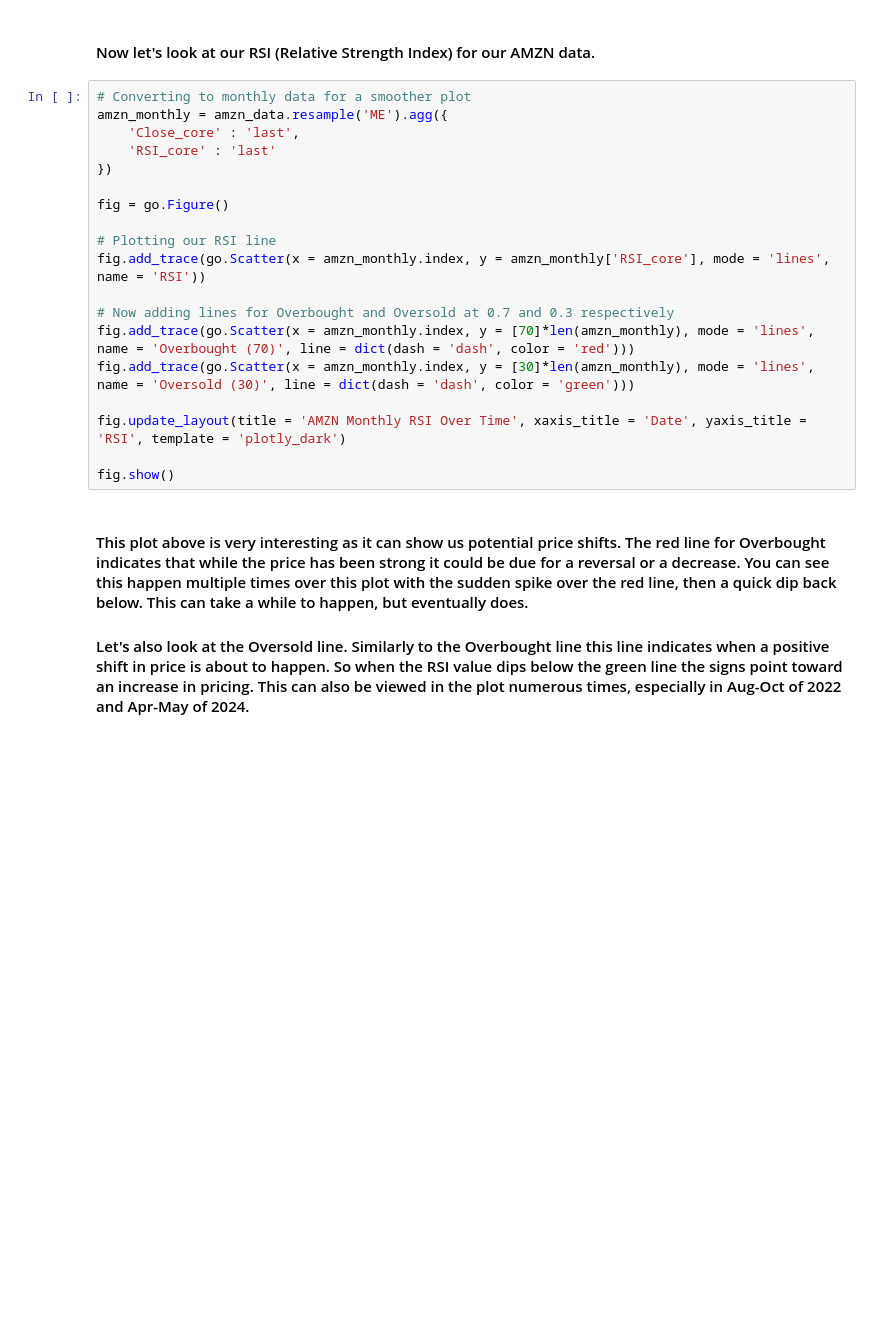
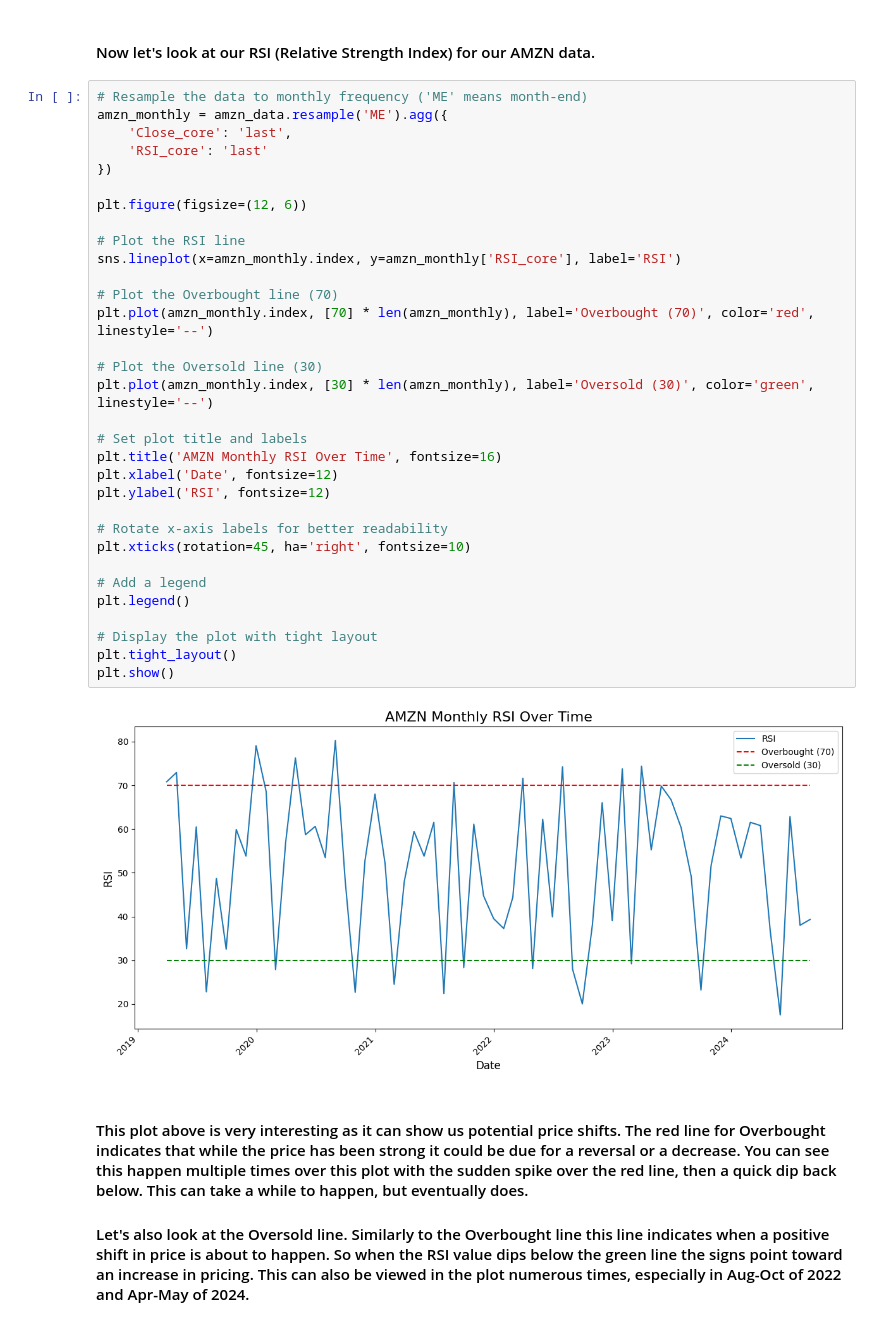
Before and after one commit to Taliwat/Portfolio-Proj-WK, a Jupyter notebook: DL-Strategies/eda/core_stock_eda_AMZN.ipynb, the cells around one changed output. Saved outputs shown, nothing was run; the diff lists cells and outputs as text; blank space fills up the shorter version.

```diff
--- a/DL-Strategies/eda/core_stock_eda_AMZN.ipynb
+++ b/DL-Strategies/eda/core_stock_eda_AMZN.ipynb
@@ -125,25 +170,40 @@ fig.show()
 #### Looking at SMA vs EMA, if the SMA is *above* the EMA line this suggests that the the recent pricing is weaker and can indicate a price slow or momentum downshift.  Conversely if the EMA line is above the SMA line it can indicate a positive price shift and momentum upturn, which we can see the most clearly in Jul-Aug of 2022 and Feb-Mar of 2023.
 # %% [markdown]
 #### Now let's look at our RSI (Relative Strength Index) for our AMZN data.
-# %%
-# Converting to monthly data for a smoother plot
-amzn_monthly = amzn_data.resample('ME').agg({
-    'Close_core' : 'last',
-    'RSI_core' : 'last'
-})
-
-fig = go.Figure()
-
-# Plotting our RSI line
-fig.add_trace(go.Scatter(x = amzn_monthly.index, y = amzn_monthly['RSI_core'], mode = 'lines', name = 'RSI'))
-
-# Now adding lines for Overbought and Oversold at 0.7 and 0.3 respectively
-fig.add_trace(go.Scatter(x = amzn_monthly.index, y = [70]*len(amzn_monthly), mode = 'lines', name = 'Overbought (70)', line = dict(dash = 'dash', color = 'red')))
-fig.add_trace(go.Scatter(x = amzn_monthly.index, y = [30]*len(amzn_monthly), mode = 'lines', name = 'Oversold (30)', line = dict(dash = 'dash', color = 'green')))
-
-fig.update_layout(title = 'AMZN Monthly RSI Over Time', xaxis_title = 'Date', yaxis_title = 'RSI', template = 'plotly_dark')
-
-fig.show()
+# %%
+# Resample the data to monthly frequency ('ME' means month-end)
+amzn_monthly = amzn_data.resample('ME').agg({
+    'Close_core': 'last',
+    'RSI_core': 'last'
+})
+
+plt.figure(figsize=(12, 6))
+
+# Plot the RSI line
+sns.lineplot(x=amzn_monthly.index, y=amzn_monthly['RSI_core'], label='RSI')
+
+# Plot the Overbought line (70)
+plt.plot(amzn_monthly.index, [70] * len(amzn_monthly), label='Overbought (70)', color='red', linestyle='--')
+
+# Plot the Oversold line (30)
+plt.plot(amzn_monthly.index, [30] * len(amzn_monthly), label='Oversold (30)', color='green', linestyle='--')
+
+# Set plot title and labels
+plt.title('AMZN Monthly RSI Over Time', fontsize=16)
+plt.xlabel('Date', fontsize=12)
+plt.ylabel('RSI', fontsize=12)
+
+# Rotate x-axis labels for better readability
+plt.xticks(rotation=45, ha='right', fontsize=10)
+
+# Add a legend
+plt.legend()
+
+# Display the plot with tight layout
+plt.tight_layout()
+plt.show()
+# %% [output]
+[figure, added]
 # %% [markdown]
 #### This plot above is very interesting as it can show us potential price shifts.  The red line for Overbought indicates that while the price has been strong it could be due for a reversal or a decrease.  You can see this happen multiple times over this plot with the sudden spike over the red line, then a quick dip back below.  This can take a while to happen, but eventually does.
 
```
Also changed, not shown: parts of 18 cells of this notebook, 8 other files.
